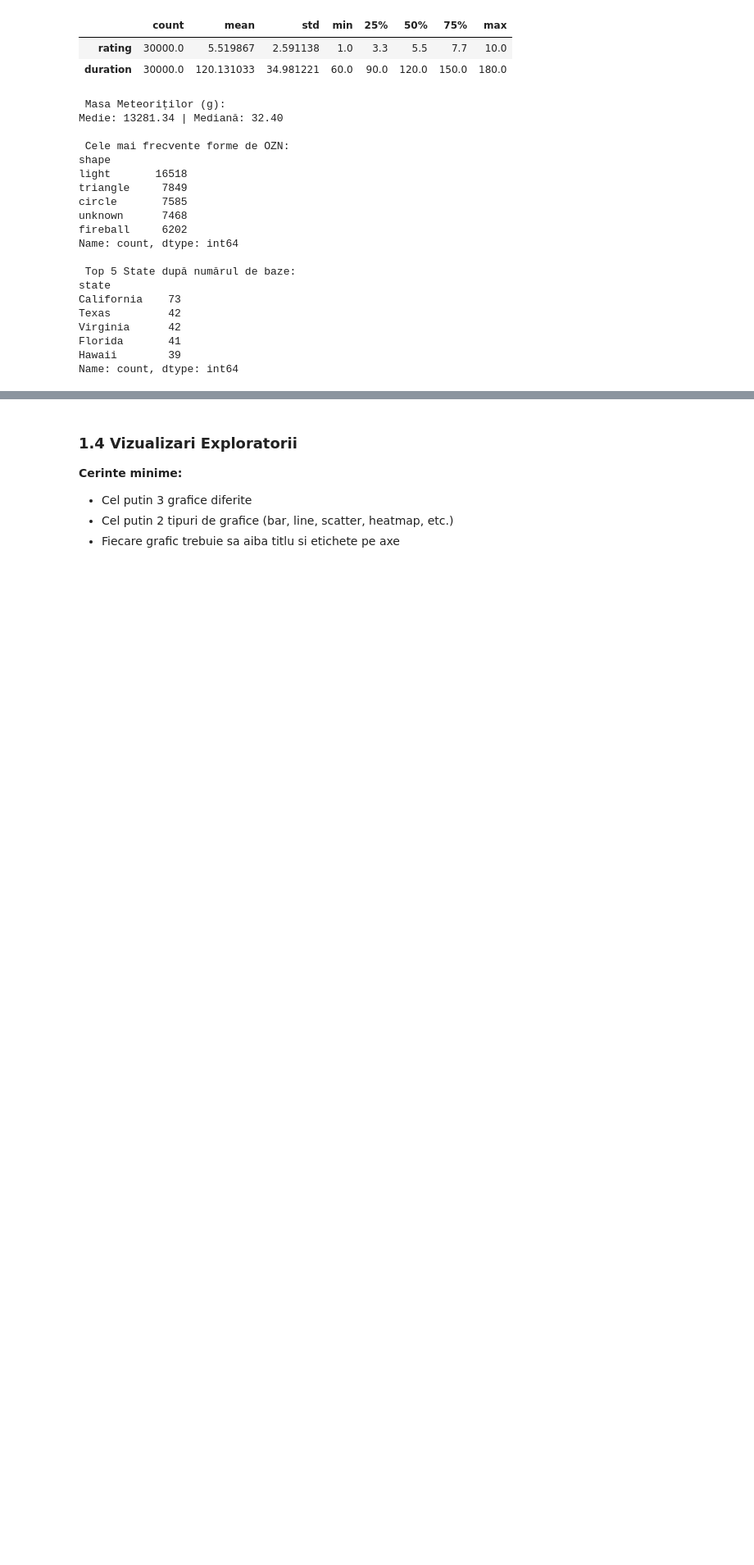
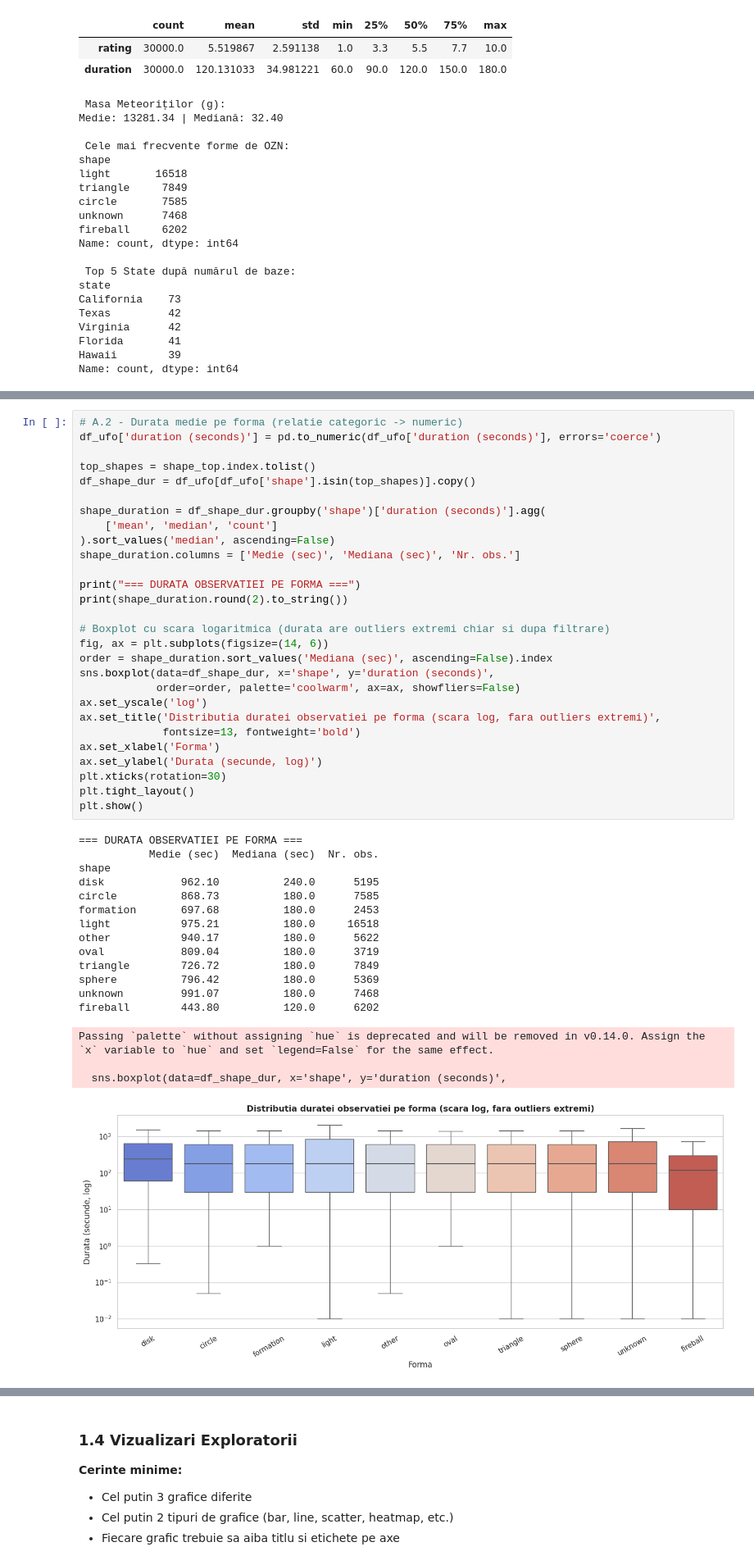
Before and after one commit to StefanBrai/ProiectAAD, a Jupyter notebook: Etapa1_AAD.ipynb, the cells around one changed output, grey strips where cells are left out. Shown at 82% size. Cells and saved outputs as stored; diff of their text form; blank space fills up the shorter version.

```diff
--- a/Etapa1_AAD.ipynb
+++ b/Etapa1_AAD.ipynb
@@ -815,0 +1016,46 @@ print(f" Coeficientul Pearson (Internet vs OZN): {r_internet:.4f}")
+# %%
+# A.2 - Durata medie pe forma (relatie categoric -> numeric)
+df_ufo['duration (seconds)'] = pd.to_numeric(df_ufo['duration (seconds)'], errors='coerce')
+
+top_shapes = shape_top.index.tolist()
+df_shape_dur = df_ufo[df_ufo['shape'].isin(top_shapes)].copy()
+
+shape_duration = df_shape_dur.groupby('shape')['duration (seconds)'].agg(
+    ['mean', 'median', 'count']
+).sort_values('median', ascending=False)
+shape_duration.columns = ['Medie (sec)', 'Mediana (sec)', 'Nr. obs.']
+
+print("=== DURATA OBSERVATIEI PE FORMA ===")
+print(shape_duration.round(2).to_string())
+
+# Boxplot cu scara logaritmica (durata are outliers extremi chiar si dupa filtrare)
+fig, ax = plt.subplots(figsize=(14, 6))
+order = shape_duration.sort_values('Mediana (sec)', ascending=False).index
+sns.boxplot(data=df_shape_dur, x='shape', y='duration (seconds)',
+            order=order, palette='coolwarm', ax=ax, showfliers=False)
+ax.set_yscale('log')
+ax.set_title('Distributia duratei observatiei pe forma (scara log, fara outliers extremi)',
+             fontsize=13, fontweight='bold')
+ax.set_xlabel('Forma')
+ax.set_ylabel('Durata (secunde, log)')
+plt.xticks(rotation=30)
+plt.tight_layout()
+plt.show()
+# %% [output]
+=== DURATA OBSERVATIEI PE FORMA ===
+           Medie (sec)  Mediana (sec)  Nr. obs.
+shape
+disk            962.10          240.0      5195
+circle          868.73          180.0      7585
+formation       697.68          180.0      2453
+light           975.21          180.0     16518
+other           940.17          180.0      5622
+oval            809.04          180.0      3719
+triangle        726.72          180.0      7849
+sphere          796.42          180.0      5369
+unknown         991.07          180.0      7468
+fireball        443.80          120.0      6202
+Passing `palette` without assigning `hue` is deprecated and will be removed in v0.14.0. Assign the `x` variable to `hue` and set `legend=False` for the same effect.
+
+  sns.boxplot(data=df_shape_dur, x='shape', y='duration (seconds)',
+[figure, added]
```
Also changed, not shown: parts of 40 cells of this notebook.
